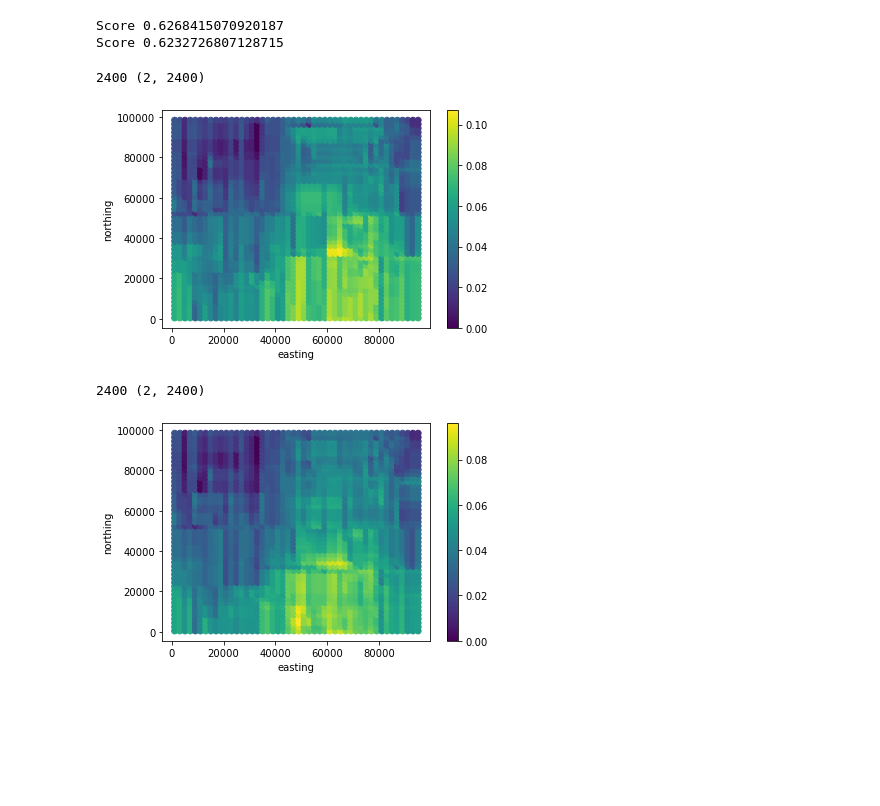
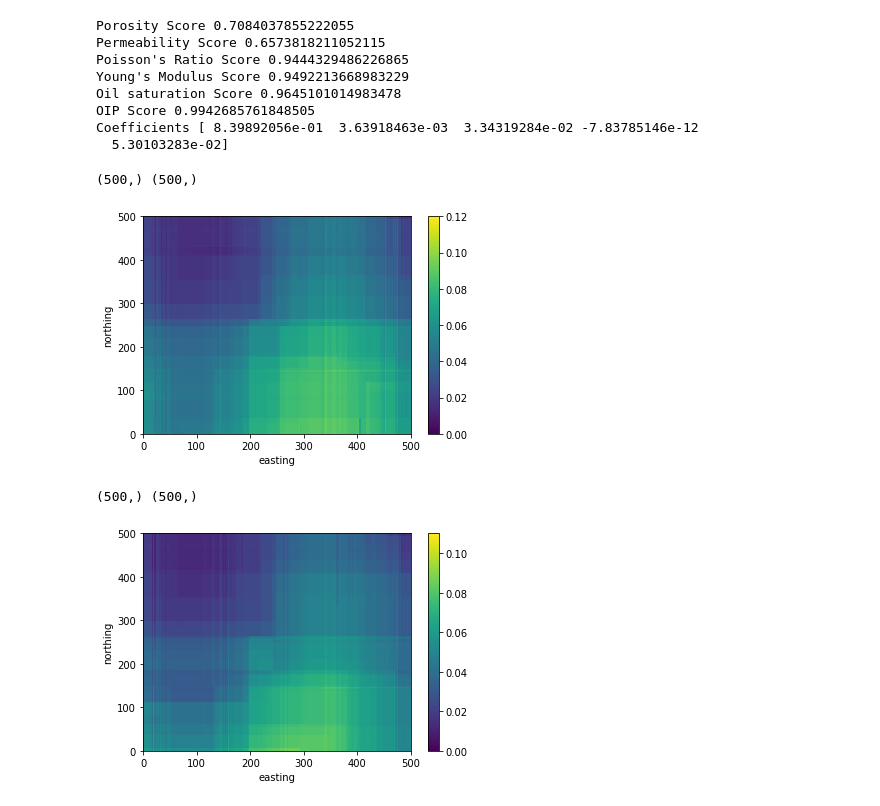
Before and after one commit to BadrBelhiti/EnergyAnalyticsFinal, a Jupyter notebook: notebooks/Modeling.ipynb, the cells around one changed output. Cells and saved outputs as stored; diff of their text form; code cells hidden in the pictures; blank space fills up the shorter version.

Commit message:
Added models and WellProduction notebook

```diff
--- a/notebooks/Modeling.ipynb
+++ b/notebooks/Modeling.ipynb
@@ -32,3 +34,3 @@ data.head()
 5 rows × 38 columns
 # %%
-x = data[['easting', 'northing']]
+predictors = data[['easting', 'northing']]
@@ -35,35 +93,46 @@ x = data[['easting', 'northing']]
+# %%
+def predict_and_plot(model, feature, precision=500):
+    easting = predictors['easting']
+    northing = predictors['northing']
+    x = np.linspace(easting.min(), easting.max(), precision)
+    y = np.linspace(northing.min(), northing.max(), precision)
+
+    input_array = []
+
+    print(x.shape, y.shape)
+    for i in range(x.shape[0]):
+        for j in range(y.shape[0]):
+            input_array.append((x[i], y[j]))
+
+    predictions = model.predict(input_array)
+
+    plt.xlabel('easting')
+    plt.ylabel('northing')
+    plt.pcolormesh(predictions.reshape(precision, precision).T, vmin=data[feature].min(), vmax=data[feature].max())
+    plt.colorbar()
 # %%
 porosity_model = model_porosity()
+permeability_model = model_permeability()
+poissons_model = model_poissons()
+youngs_model = model_youngs()
+oil_model = model_oil()
 oip_model = model_oip()
 # %% [output]
-Score 0.6268415070920187
-Score 0.6232726807128715
+Porosity Score 0.7084037855222055
+Permeability Score 0.6573818211052115
+Poisson's Ratio Score 0.9444329486226865
+Young's Modulus Score 0.9492213668983229
+Oil saturation Score 0.9645101014983478
+OIP Score 0.9942685761848505
+Coefficients [ 8.39892056e-01  3.63918463e-03  3.34319284e-02 -7.83785146e-12
+  5.30103283e-02]
-# %%
-def predict_and_plot(model, precision=2000):
-    easting = x['easting']
-    northing = x['northing']
-    grid = np.mgrid[easting.min():easting.max():precision, northing.min():northing.max():precision]
-    grid = grid.reshape((2, -1))
-
-    input_array = []
-
-    for i in range(len(grid[0])):
-        input_array.append((grid[0][i], grid[1][i]))
-
-    predictions = model.predict(input_array)
-    print(len(predictions), grid.shape)
-
-    plt.xlabel('easting')
-    plt.ylabel('northing')
-    plt.scatter(grid[0], grid[1], c=predictions)
-    plt.colorbar()
 # %%
-predict_and_plot(porosity_model)
+predict_and_plot(porosity_model, 'porosity')
 # %% [output]
-2400 (2, 2400)
+(500,) (500,)
-[figure, old version]
+[figure, new version]
 # %%
-predict_and_plot(oip_model)
+predict_and_plot(oip_model, 'OIP')
 # %% [output]
-2400 (2, 2400)
+(500,) (500,)
-[figure, old version]
+[figure, new version]
```
Also changed, not shown: parts of 12 cells of this notebook, 3 other files.
